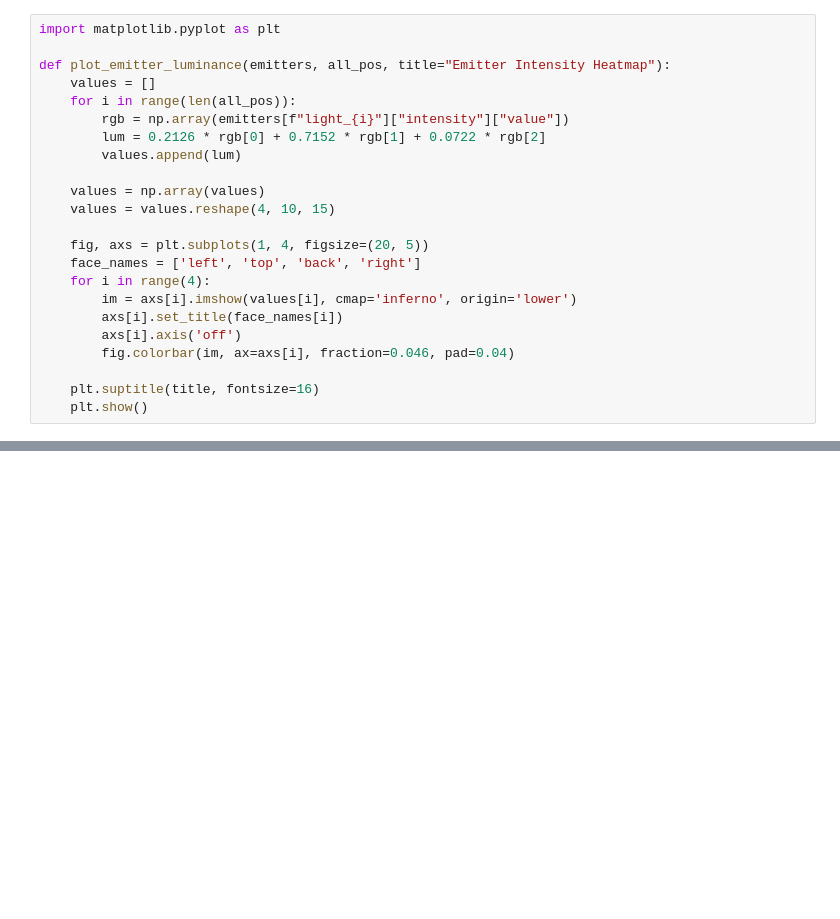
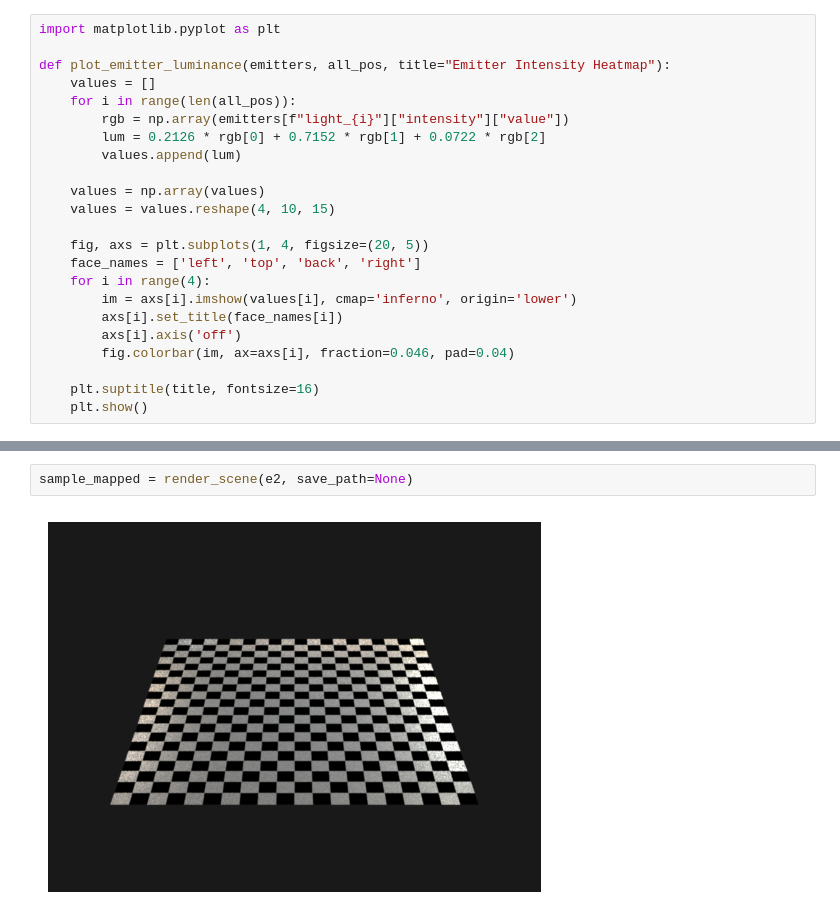
Before and after one commit to kkxthyl/WalmartRGB, a Jupyter notebook: cube/hdri_to_points.ipynb, the cells around one changed output, grey strips where cells are left out. Saved outputs shown, nothing was run; the diff lists cells and outputs as text; blank space fills up the shorter version.

```diff
--- a/cube/hdri_to_points.ipynb
+++ b/cube/hdri_to_points.ipynb
@@ -366,0 +467,4 @@ sample_mapped = render_scene(e1, save_path=None)
+# %%
+sample_mapped = render_scene(e2, save_path=None)
+# %% [output]
+[figure, added]
```
Also changed, not shown: parts of 12 cells of this notebook.
